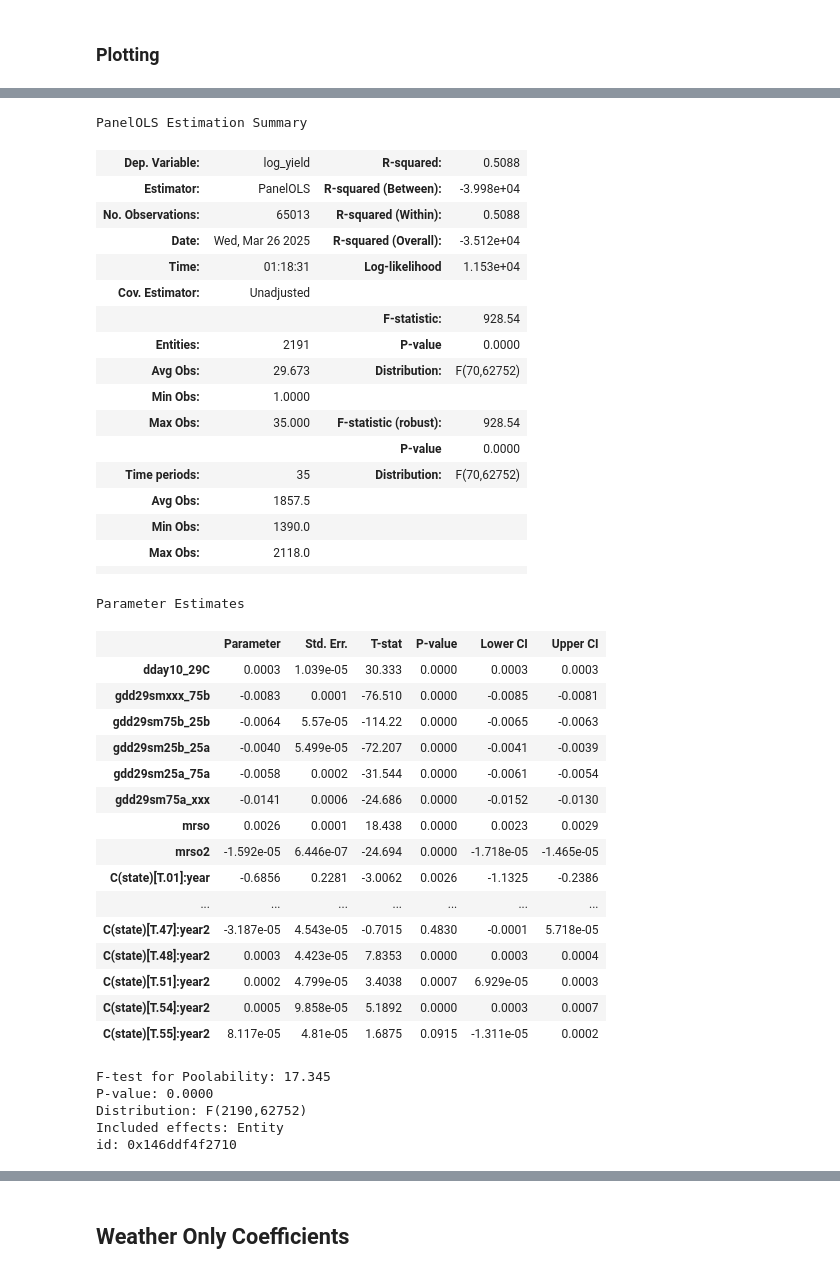
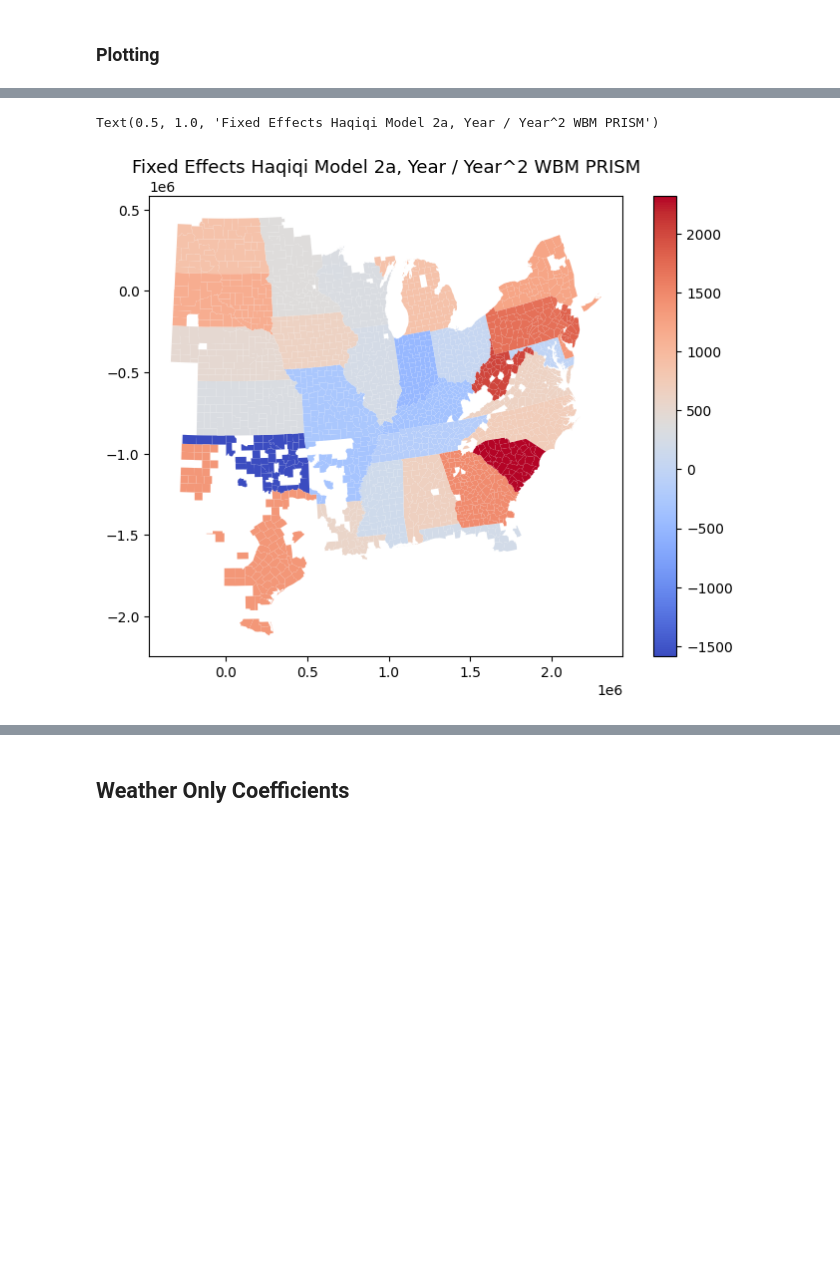
Before and after one commit to theo-avila/avila_et_al_2025_pyWBM_yield, a Jupyter notebook: unused_scripts/2b_econometric_wbm.ipynb, the cells around one changed output, grey strips where cells are left out. Cells and saved outputs as stored; diff of their text form; code cells hidden in the pictures; blank space fills up the shorter version.

```diff
--- a/unused_scripts/2b_econometric_wbm.ipynb
+++ b/unused_scripts/2b_econometric_wbm.ipynb
@@ -148,43 +114,13 @@ Text(0.5, 1.0, 'Fixed Effects Haqiqi Model 2a, Year / Year^2')
 # %%
-results_h21
+results_df = results_h21.estimated_effects['estimated_effects']
+county_shp_path = "/storage/work/cta5244/avila_et_al_2025_pyWBM_yield/shape_files/counties_contig_plot.shp"
+counties = gpd.read_file(county_shp_path)
+averaged_results = results_df.groupby('fips').mean()
+merged = counties.merge(averaged_results, how='left', left_on='fips', right_on='fips')
+
+fig, ax = plt.subplots(figsize=(8, 6))
+merged.plot(column='estimated_effects', cmap='coolwarm', ax=ax, legend=True)
+ax.set_title('Fixed Effects Haqiqi Model 2a, Year / Year^2 WBM PRISM', fontsize=13)
 # %% [output]
-PanelOLS Estimation Summary
+Text(0.5, 1.0, 'Fixed Effects Haqiqi Model 2a, Year / Year^2 WBM PRISM')
-| Dep. Variable: | log_yield | R-squared: | 0.5088 |
-| Estimator: | PanelOLS | R-squared (Between): | -3.998e+04 |
-| No. Observations: | 65013 | R-squared (Within): | 0.5088 |
-| Date: | Wed, Mar 26 2025 | R-squared (Overall): | -3.512e+04 |
-| Time: | 01:18:31 | Log-likelihood | 1.153e+04 |
-| Cov. Estimator: | Unadjusted |  |  |
-|  |  | F-statistic: | 928.54 |
-| Entities: | 2191 | P-value | 0.0000 |
-| Avg Obs: | 29.673 | Distribution: | F(70,62752) |
-| Min Obs: | 1.0000 |  |  |
-| Max Obs: | 35.000 | F-statistic (robust): | 928.54 |
-|  |  | P-value | 0.0000 |
-| Time periods: | 35 | Distribution: | F(70,62752) |
-| Avg Obs: | 1857.5 |  |  |
-| Min Obs: | 1390.0 |  |  |
-| Max Obs: | 2118.0 |  |  |
-|  |  |  |  |
-Parameter Estimates
-|  | Parameter | Std. Err. | T-stat | P-value | Lower CI | Upper CI |
-| dday10_29C | 0.0003 | 1.039e-05 | 30.333 | 0.0000 | 0.0003 | 0.0003 |
-| gdd29smxxx_75b | -0.0083 | 0.0001 | -76.510 | 0.0000 | -0.0085 | -0.0081 |
-| gdd29sm75b_25b | -0.0064 | 5.57e-05 | -114.22 | 0.0000 | -0.0065 | -0.0063 |
-| gdd29sm25b_25a | -0.0040 | 5.499e-05 | -72.207 | 0.0000 | -0.0041 | -0.0039 |
-| gdd29sm25a_75a | -0.0058 | 0.0002 | -31.544 | 0.0000 | -0.0061 | -0.0054 |
-| gdd29sm75a_xxx | -0.0141 | 0.0006 | -24.686 | 0.0000 | -0.0152 | -0.0130 |
-| mrso | 0.0026 | 0.0001 | 18.438 | 0.0000 | 0.0023 | 0.0029 |
-| mrso2 | -1.592e-05 | 6.446e-07 | -24.694 | 0.0000 | -1.718e-05 | -1.465e-05 |
-| C(state)[T.01]:year | -0.6856 | 0.2281 | -3.0062 | 0.0026 | -1.1325 | -0.2386 |
-| ... | ... | ... | ... | ... | ... | ... |
-| C(state)[T.47]:year2 | -3.187e-05 | 4.543e-05 | -0.7015 | 0.4830 | -0.0001 | 5.718e-05 |
-| C(state)[T.48]:year2 | 0.0003 | 4.423e-05 | 7.8353 | 0.0000 | 0.0003 | 0.0004 |
-| C(state)[T.51]:year2 | 0.0002 | 4.799e-05 | 3.4038 | 0.0007 | 6.929e-05 | 0.0003 |
-| C(state)[T.54]:year2 | 0.0005 | 9.858e-05 | 5.1892 | 0.0000 | 0.0003 | 0.0007 |
-| C(state)[T.55]:year2 | 8.117e-05 | 4.81e-05 | 1.6875 | 0.0915 | -1.311e-05 | 0.0002 |
-F-test for Poolability: 17.345
-P-value: 0.0000
-Distribution: F(2190,62752)
-Included effects: Entity
-id: 0x146ddf4f2710
+[figure, added]
```
Also changed, not shown: parts of 2 cells of this notebook, 2 other files.
